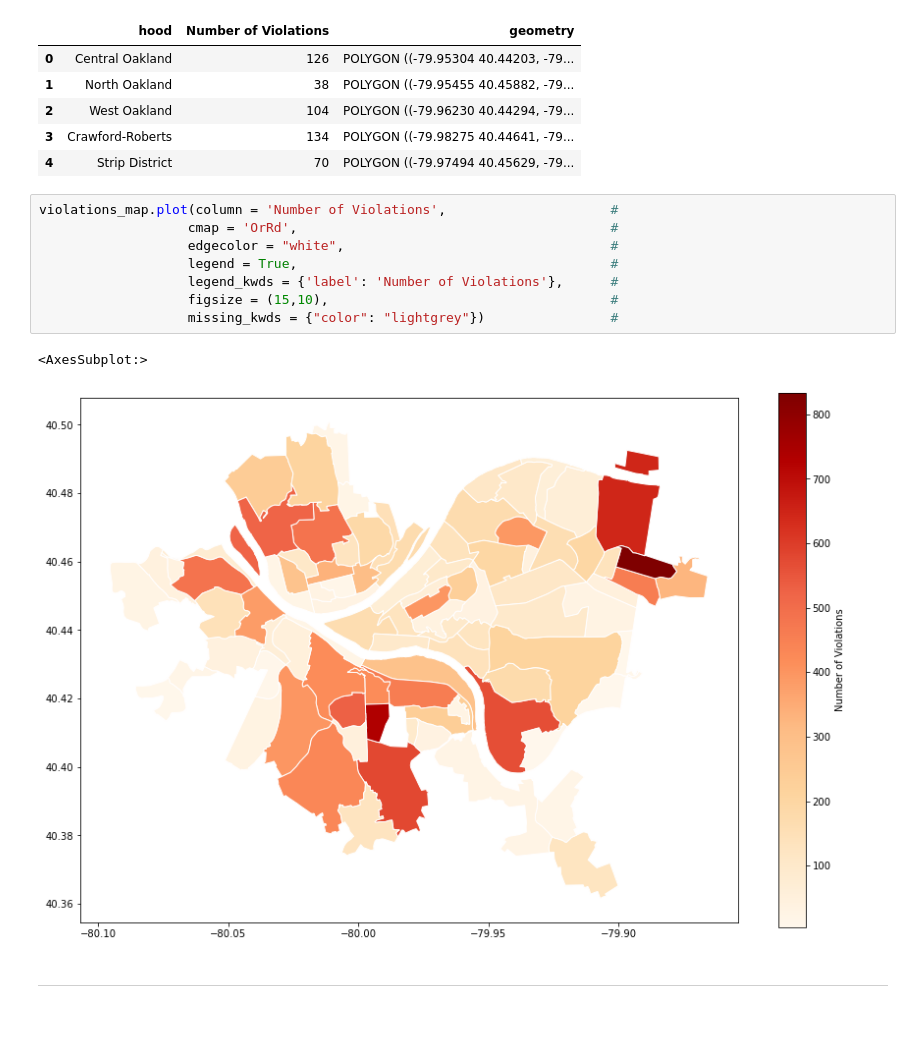
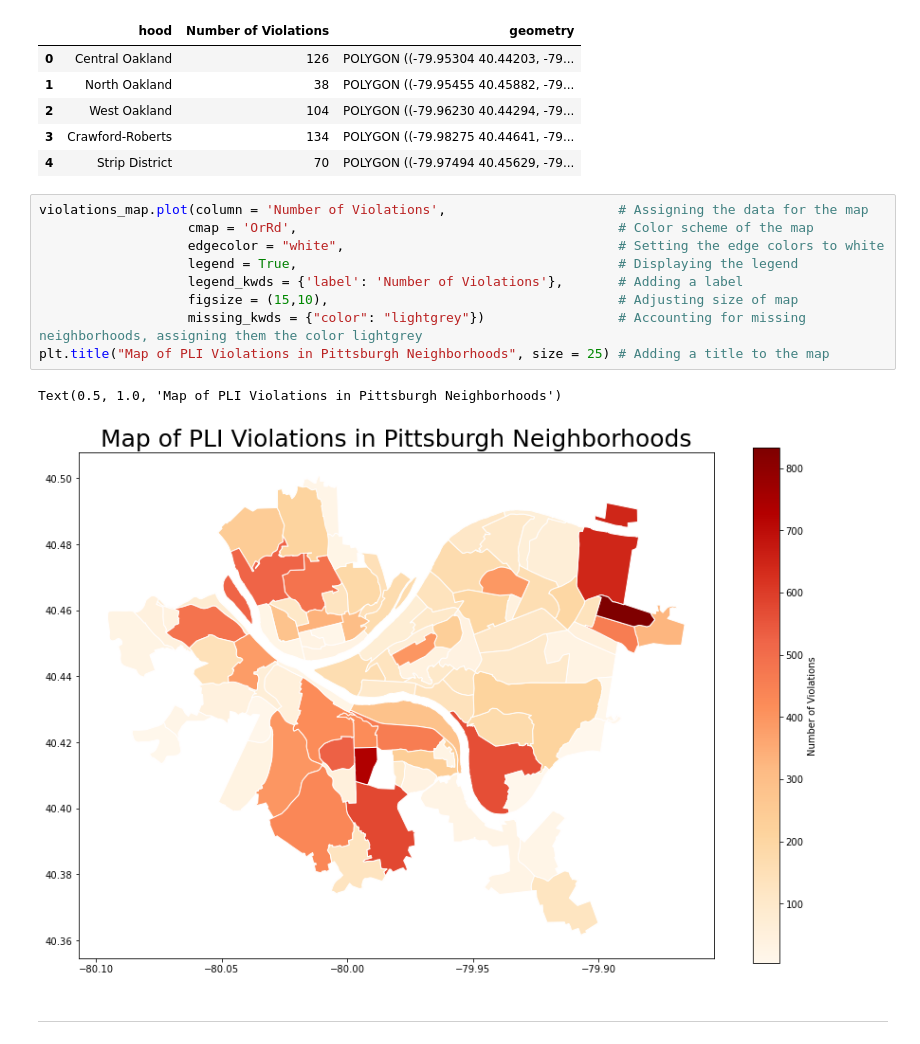
Before and after one commit to ToluwalaseAhmed/Final-Project, a Jupyter notebook: jof58_pli_violations.ipynb, the cells around one changed output. Saved outputs shown, nothing was run; the diff lists cells and outputs as text.

```diff
--- a/jof58_pli_violations.ipynb
+++ b/jof58_pli_violations.ipynb
@@ -279,16 +297,17 @@ violations_map[['hood','Number of Violations','geometry']].head()  # Checking to
 | 3 | Crawford-Roberts | 134 | POLYGON ((-79.98275 40.44641, -79... |
 | 4 | Strip District | 70 | POLYGON ((-79.97494 40.45629, -79... |
 # %%
-violations_map.plot(column = 'Number of Violations',                     #
-                   cmap = 'OrRd',                                        #
-                   edgecolor = "white",                                  #
-                   legend = True,                                        #
-                   legend_kwds = {'label': 'Number of Violations'},      #
-                   figsize = (15,10),                                    #
-                   missing_kwds = {"color": "lightgrey"})                #
+violations_map.plot(column = 'Number of Violations',                      # Assigning the data for the map
+                   cmap = 'OrRd',                                         # Color scheme of the map
+                   edgecolor = "white",                                   # Setting the edge colors to white
+                   legend = True,                                         # Displaying the legend
+                   legend_kwds = {'label': 'Number of Violations'},       # Adding a label
+                   figsize = (15,10),                                     # Adjusting size of map
+                   missing_kwds = {"color": "lightgrey"})                 # Accounting for missing neighborhoods, assigning them the color lightgrey
+plt.title("Map of PLI Violations in Pittsburgh Neighborhoods", size = 25) # Adding a title to the map
 # %% [output]
-<AxesSubplot:>
+Text(0.5, 1.0, 'Map of PLI Violations in Pittsburgh Neighborhoods')
-[figure, old version]
+[figure, new version]
 # %% [markdown]
 ---
 # %% [markdown]
```
Also changed, not shown: parts of 18 cells of this notebook, 1 other file.
